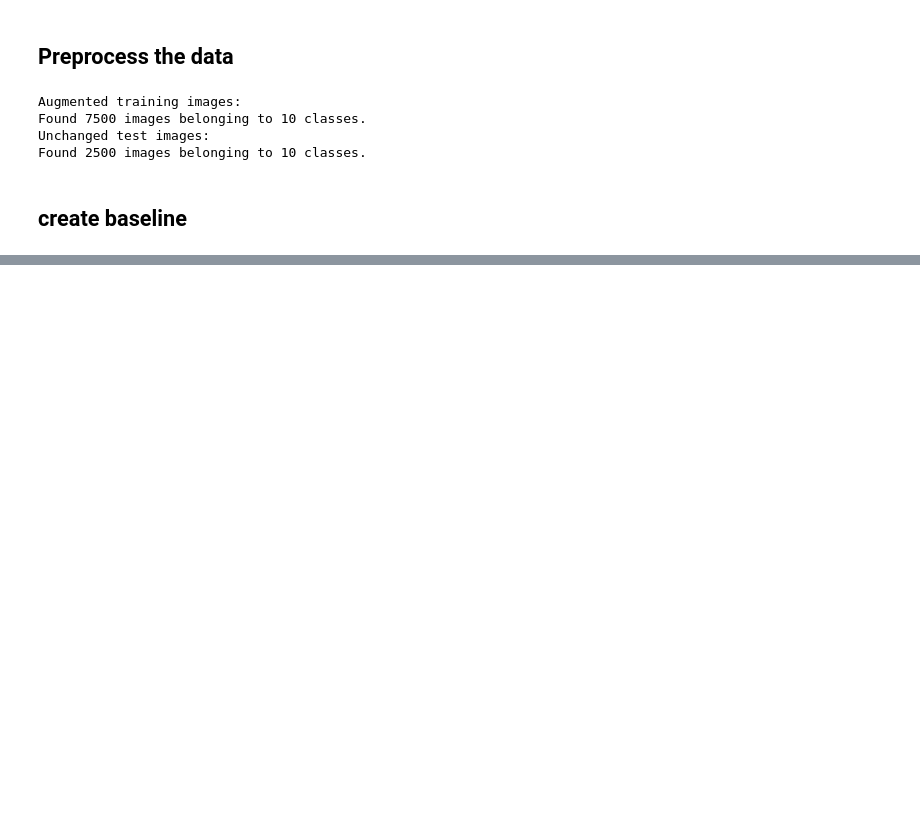
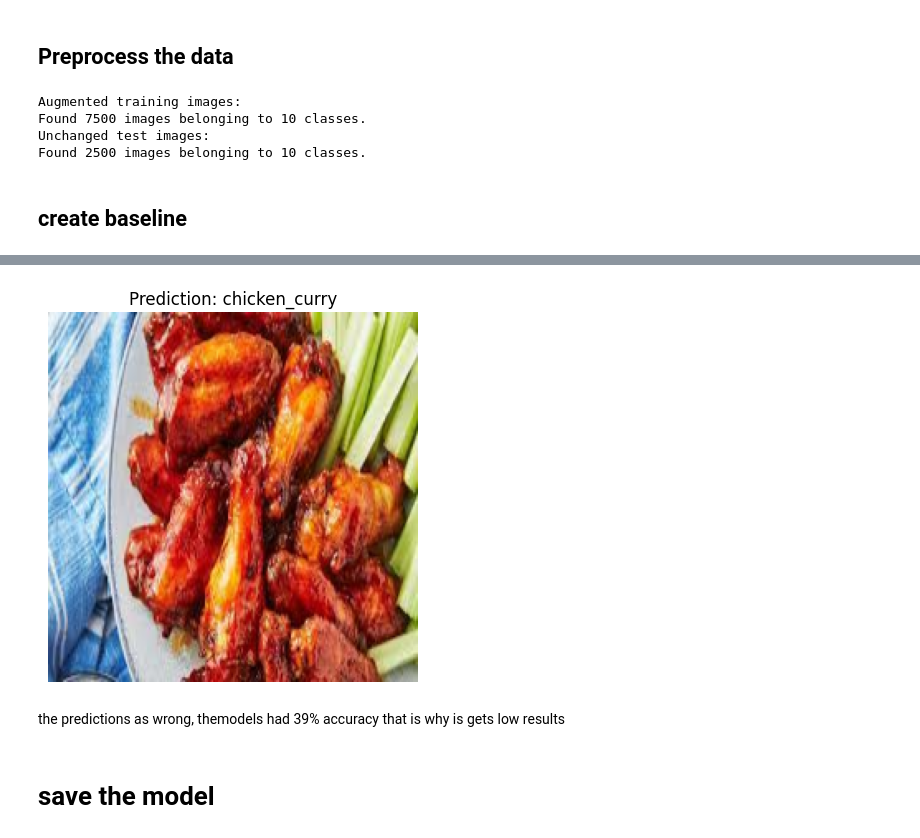
Before and after one commit to wayneotemah/Learing-TensorFlow, a Jupyter notebook: multiclass_CNN.ipynb, the cells around one changed output, grey strips where cells are left out. Saved outputs shown, nothing was run; the diff lists cells and outputs as text; code cells hidden in the pictures; blank space fills up the shorter version.

```diff
--- a/multiclass_CNN.ipynb
+++ b/multiclass_CNN.ipynb
@@ -249,0 +331,3 @@ _________________________________________________________________
+# %%
+pred_and_plot(model_1,"image1",class_names)
+# %% [output]
@@ -249,0 +335,5 @@ _________________________________________________________________
+[figure, added]
+# %% [markdown]
+the predictions as wrong, themodels had 39% accuracy that is why is gets low results
+# %% [markdown]
+# save the model
```
Also changed, not shown: parts of 15 cells of this notebook.
